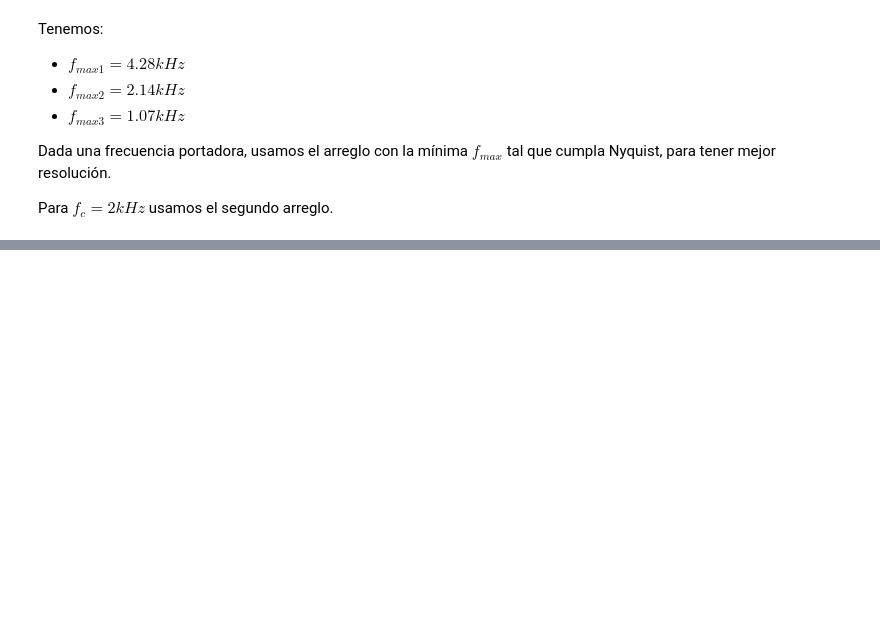
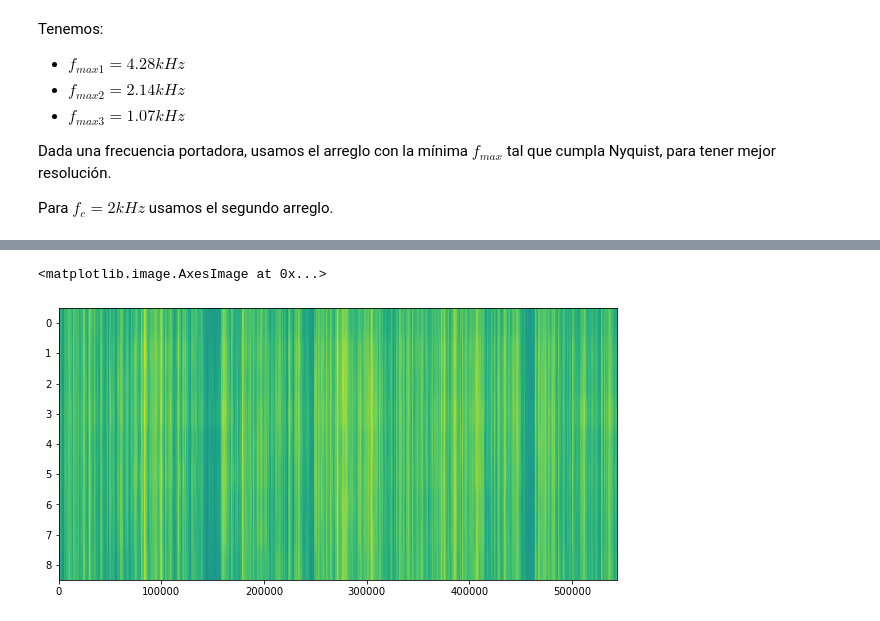
Before and after one commit to asp-image-dsp/asp-tp4, a Jupyter notebook: notebook/report.ipynb, the cells around one changed output, grey strips where cells are left out. Cells and saved outputs as stored; diff of their text form; code cells hidden in the pictures; blank space fills up the shorter version.

```diff
--- a/notebook/report.ipynb
+++ b/notebook/report.ipynb
@@ -81,0 +113,11 @@ B = 0.05 * fc
+# %%
+# Filtering the demodulated signal
+filtered_samples = signal.lfilter(window, [1.0], demod_samples, axis=1)
+abs_filtered_samples = np.abs(filtered_samples)
+norm_filtered_samples = abs_filtered_samples / abs_filtered_samples.max()
+# %%
+plt.figure(figsize=(10, 5))
+plt.imshow(np.log10(norm_filtered_samples + 0.00001), aspect='auto')
+# %% [output]
+<matplotlib.image.AxesImage at 0x...>
+[figure, added]
```
Also changed, not shown: parts of 15 cells of this notebook.
